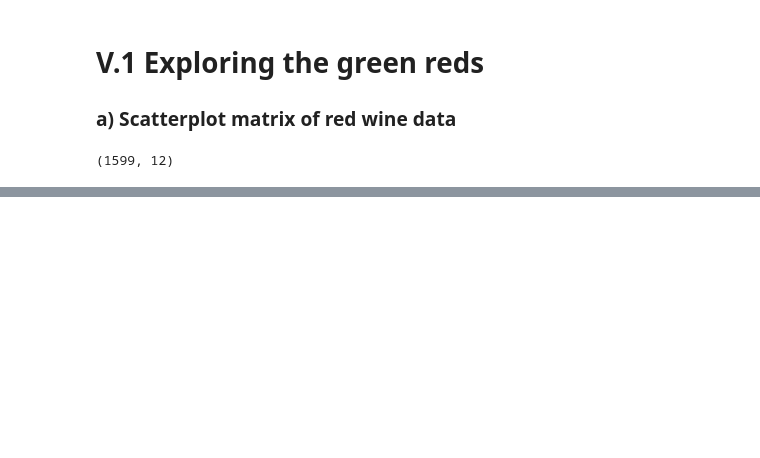
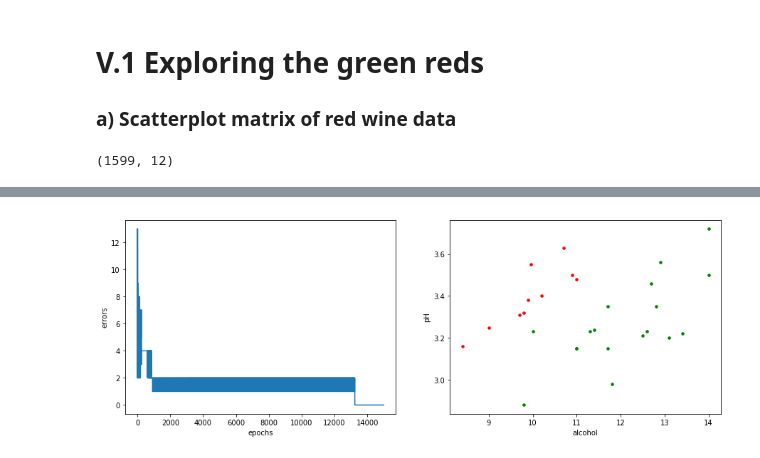
Before and after one commit to Minumu/ft_sommelier, a Jupyter notebook: ft_sommelier.ipynb, the cells around one changed output, grey strips where cells are left out. Drawn from its saved outputs; the diff is of its cells as text; code cells hidden in the pictures; blank space fills up the shorter version.

```diff
--- a/ft_sommelier.ipynb
+++ b/ft_sommelier.ipynb
@@ -96,0 +81,7 @@ ppn.prediction(wine_data)
+# %%
+data = wine_data[(wine_data.quality >= 8) | (wine_data.quality <= 3)]
+y = data['quality'].values
+y = data.apply(lambda x: 1 if x['quality'] >= 8 else 0, axis=1)
+ppn = Perceptron(learningRate=0.01, epochs=15000)
+performance = ppn.fit(data[['pH', 'alcohol']].values, y.values)
+#print(performance)
@@ -96,0 +92,24 @@ ppn.prediction(wine_data)
+# %%
+def plot_performance(performance, data, good_thresh, bad_thresh, epoch=-1, save_plot=False):
+    errors = []
+    good_wine = data.loc[data['quality'] >= good_thresh]
+    bad_wine = data.loc[data['quality'] <= bad_thresh]
+    for i in performance:
+        errors.append(i[1])
+    fig = plt.figure(figsize=(15,5))
+    pl1 = fig.add_subplot(1,2,1)
+    pl2 = fig.add_subplot(1,2,2)
+    pl1.plot(range(performance[len(performance) - 1][0]), errors[1:])
+    pl1.set_ylabel('errors')
+    pl1.set_xlabel('epochs')
+    pl2.set_ylabel('pH')
+    pl2.set_xlabel('alcohol')
+    pl2.plot(good_wine['alcohol'], good_wine['pH'],linestyle='none', marker='.', markersize='7', color='Green')
+    pl2.plot(bad_wine['alcohol'], bad_wine['pH'],linestyle='none', marker='.', markersize='7', color='Red')
+
+    plt.show
+#print(performance)
+# %%
+plot_performance(performance, data,8, 3)
+# %% [output]
+[figure, added]
```
Also changed, not shown: parts of 5 cells of this notebook.
